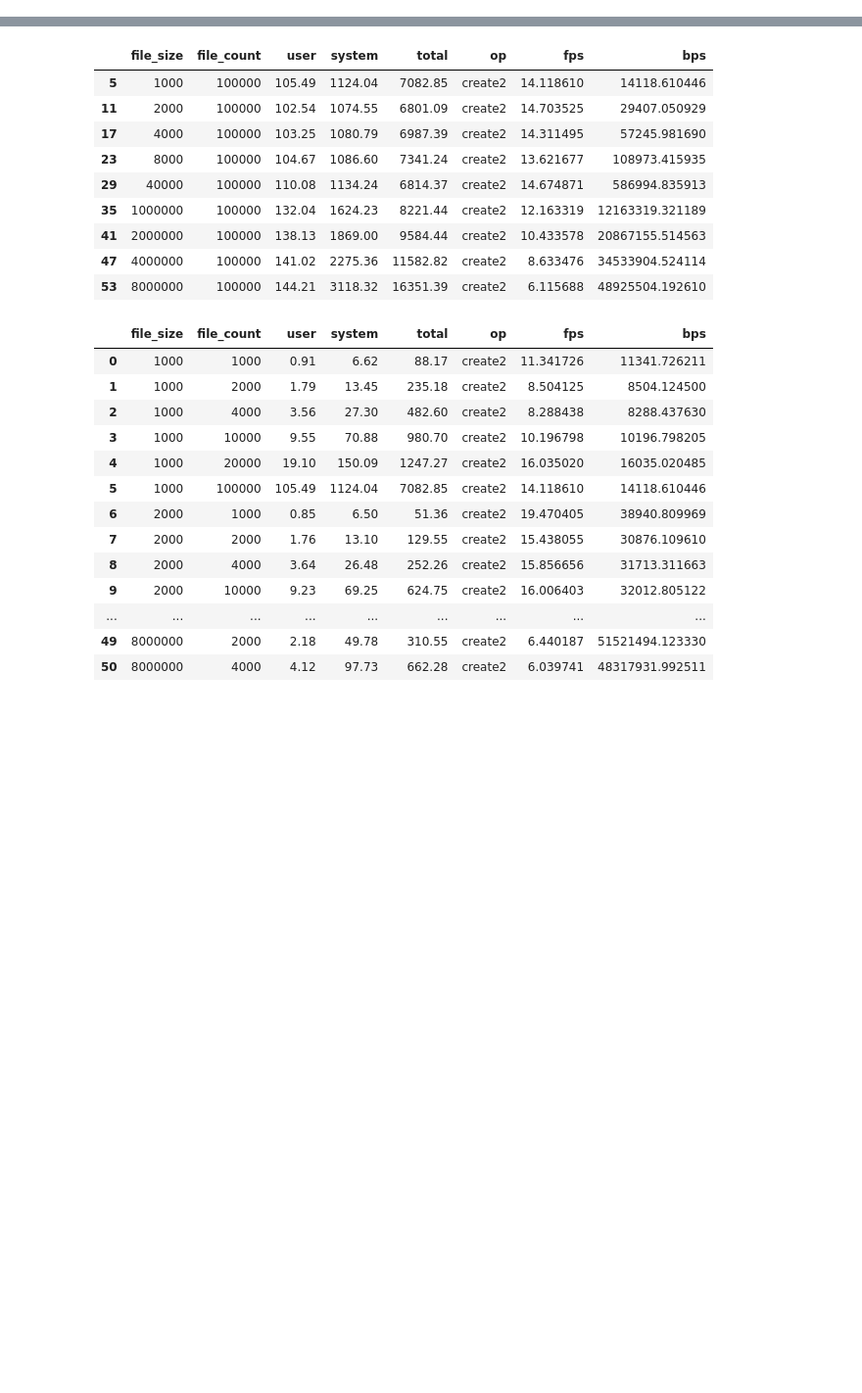
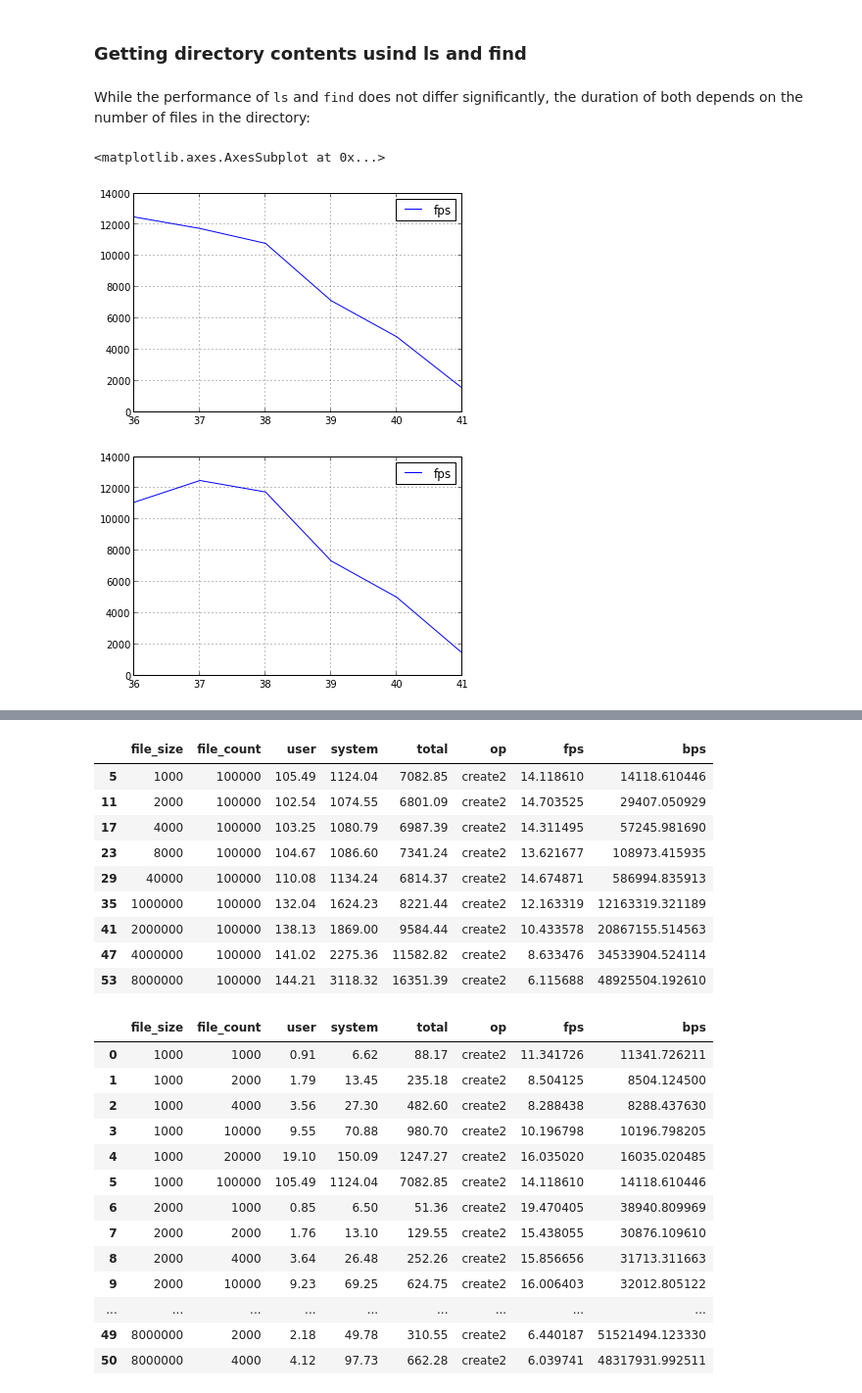
Before and after one commit to svemeyer/SmallFiles, a Jupyter notebook: src/ipy/SmallFiles.ipynb, the cells around one changed output, grey strips where cells are left out. Shown: that part at 98% size. Cells and saved outputs as stored; diff of their text form; code cells hidden in the pictures; blank space fills up the shorter version.

```diff
--- a/src/ipy/SmallFiles.ipynb
+++ b/src/ipy/SmallFiles.ipynb
@@ -760,0 +199,14 @@ Sometimes dCache refuses to accept more files for a couple of seconds
+# %% [markdown]
+### Getting directory contents usind ls and find
+# %%
+lsres = allres[allres.op == 'ls']
+findres = allres[allres.op == 'find']
+# %% [markdown]
+While the performance of <tt>ls</tt> and <tt>find</tt> does not differ significantly, the duration of both depends on the number of files in the directory:
+# %%
+lsres[lsres.file_size == 2000000][['fps']].plot()
+findres[findres.file_size == 2000000][['fps']].plot()
+# %% [output]
+<matplotlib.axes.AxesSubplot at 0x...>
+[figure, added]
+[figure, added]
```
Also changed, not shown: parts of 59 cells of this notebook.
